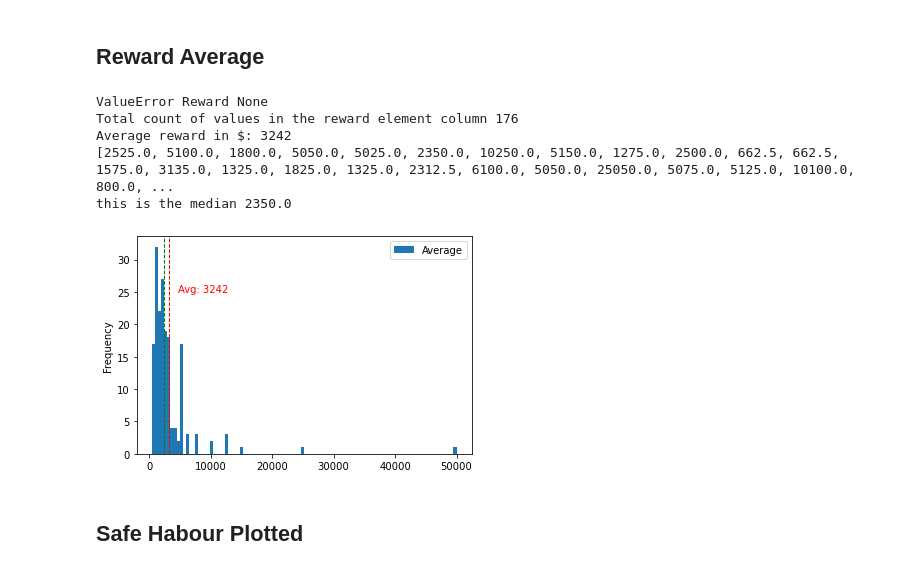
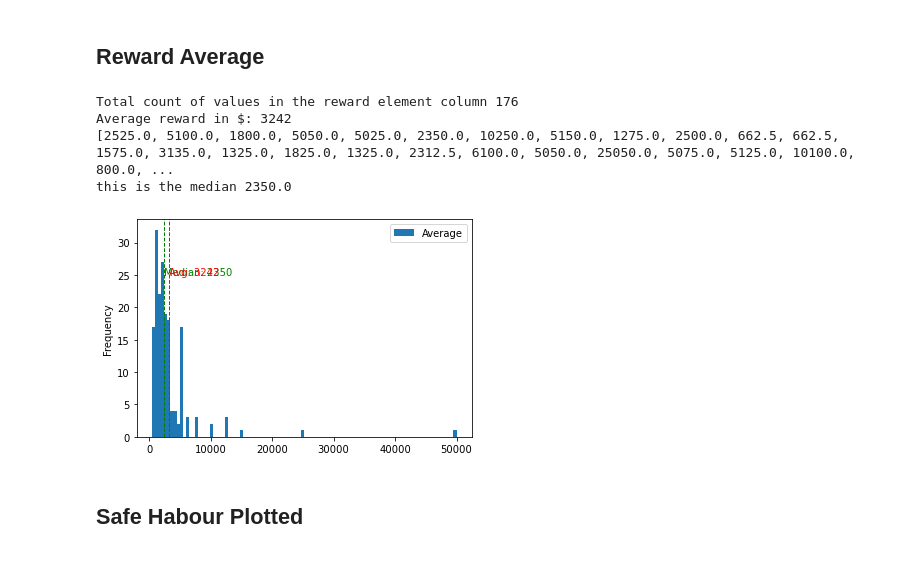
Before and after one commit to patrickahrend/data-analytics-bugcrowd, a Jupyter notebook: src/analytics_notebook.ipynb, the cells around one changed output. Drawn from its saved outputs; the diff is of its cells as text; code cells hidden in the pictures.

```diff
--- a/src/analytics_notebook.ipynb
+++ b/src/analytics_notebook.ipynb
@@ -103,10 +122,14 @@ Average number of hacks: 526
 # %% [markdown]
 ## Reward Average
 # %%
+import csv
+import pandas as pd
 # Open the CSV file
 with open("/Users/patrickahrend/Developer/data-analytics-bugcrowd/data-octa/BugCrowd-Program-V3.csv", 'r') as f:
   # Create a CSV reader
   reader = csv.reader(f)
+  # Skip the header row
+  next(reader)
   total_average = 0
   averages = []
   count = 0
@@ -143,36 +166,36 @@ with open("/Users/patrickahrend/Developer/data-analytics-bugcrowd/data-octa/BugC
       print("ValueError", lower, upper)
 
       continue
 
     # Calculate the average of the lower and upper bounds
     if upper:
       average = (lower + upper) / 2
       total_average += average
       averages.append(average)
     else:
       average = lower
       total_average += average
       averages.append(average)
 
 
   print("Total count of values in the reward element column",count)
   print("Average reward in $:", int(total_average / count))
   print(averages)
   df = pd.DataFrame(averages, columns=["Average"])
   df.plot.hist(bins=100)
   df_average = df["Average"].mean()
   df_median= df["Average"].median()
   print("this is the median",df_median)
   plt.axvline(df_median, color="g", linestyle="dashed", linewidth=1)
   plt.axvline(df_average, color="r", linestyle="dashed", linewidth=1)
-  plt.text(max_value, 25, "Avg: " + str(int(df_average)), color="r")
+  plt.text(df_median, 25, "Median: " + str(int(df_median)), color="g")
+  plt.text(df_average, 25, "Avg: " + str(int(df_average)), color="r")
 # %% [output]
-ValueError Reward None
 Total count of values in the reward element column 176
 Average reward in $: 3242
 [2525.0, 5100.0, 1800.0, 5050.0, 5025.0, 2350.0, 10250.0, 5150.0, 1275.0, 2500.0, 662.5, 662.5, 1575.0, 3135.0, 1325.0, 1825.0, 1325.0, 2312.5, 6100.0, 5050.0, 25050.0, 5075.0, 5125.0, 10100.0, 800.0, ...
 this is the median 2350.0
-[figure, old version]
+[figure, new version]
 # %% [markdown]
 ## Safe Habour Plotted
 # %%
```
Also changed, not shown: parts of 5 cells of this notebook.
